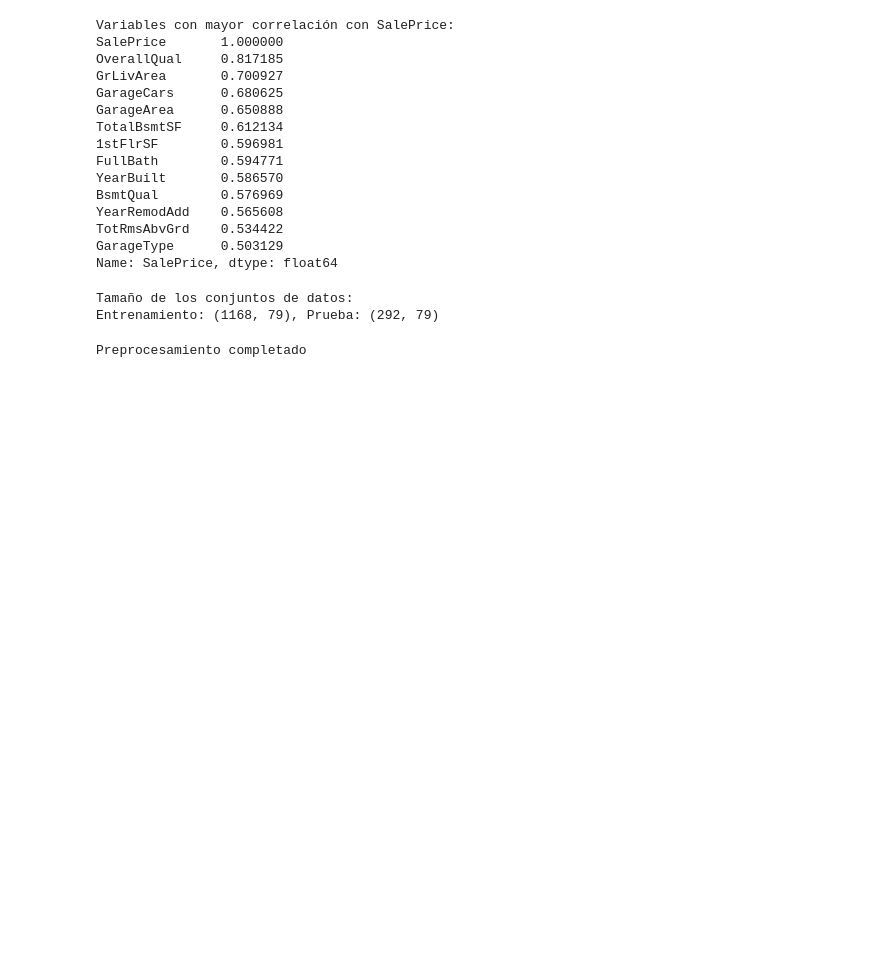
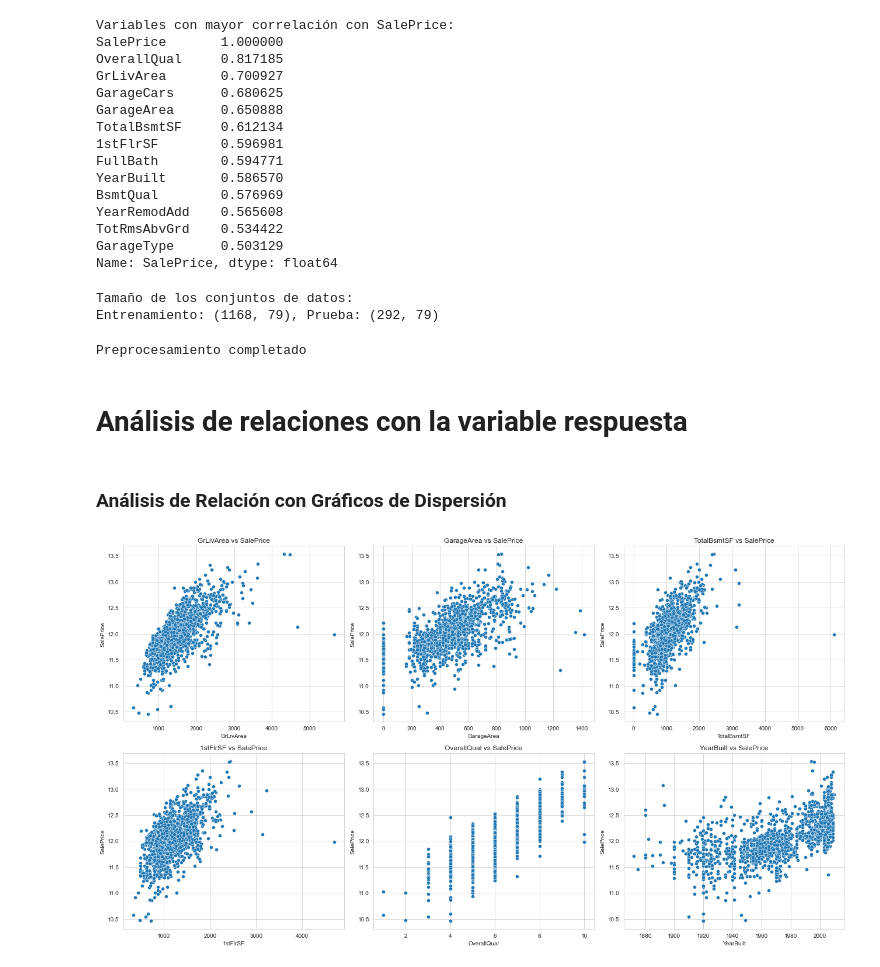
Before and after one commit to Riv2oo4/Proyecto1_MD, a Jupyter notebook: proyecto1.ipynb, the cells around one changed output. Drawn from its saved outputs; the diff is of its cells as text; code cells hidden in the pictures; blank space fills up the shorter version.

Commit message:
análisis de relaciones con la variable respuesta

```diff
--- a/proyecto1.ipynb
+++ b/proyecto1.ipynb
@@ -139,3 +142,20 @@ X_test_transformed = column_transformer.transform(X_test)
 print("Preprocesamiento completado")
 # %% [output]
 Preprocesamiento completado
+# %% [markdown]
+# Análisis de relaciones con la variable respuesta
+# %% [markdown]
+### Análisis de Relación con Gráficos de Dispersión
+# %%
+fig, axes = plt.subplots(2, 3, figsize=(18, 10))
+top_vars = ["GrLivArea", "GarageArea", "TotalBsmtSF", "1stFlrSF", "OverallQual", "YearBuilt"]
+
+for i, var in enumerate(top_vars):
+    row, col = i // 3, i % 3
+    sns.scatterplot(x=train_df[var], y=train_df["SalePrice"], ax=axes[row, col])
+    axes[row, col].set_title(f"{var} vs SalePrice")
+
+plt.tight_layout()
+plt.show()
+# %% [output]
+[figure, added]
```
Also changed, not shown: parts of 9 cells of this notebook, 3 other files.
